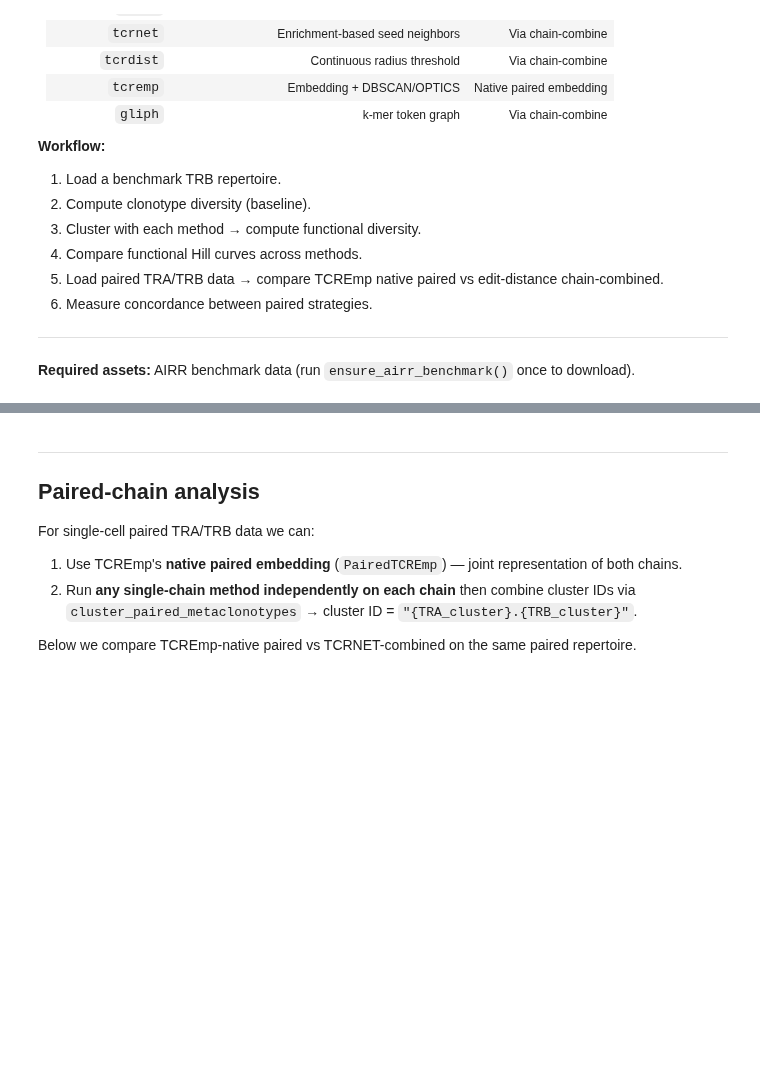
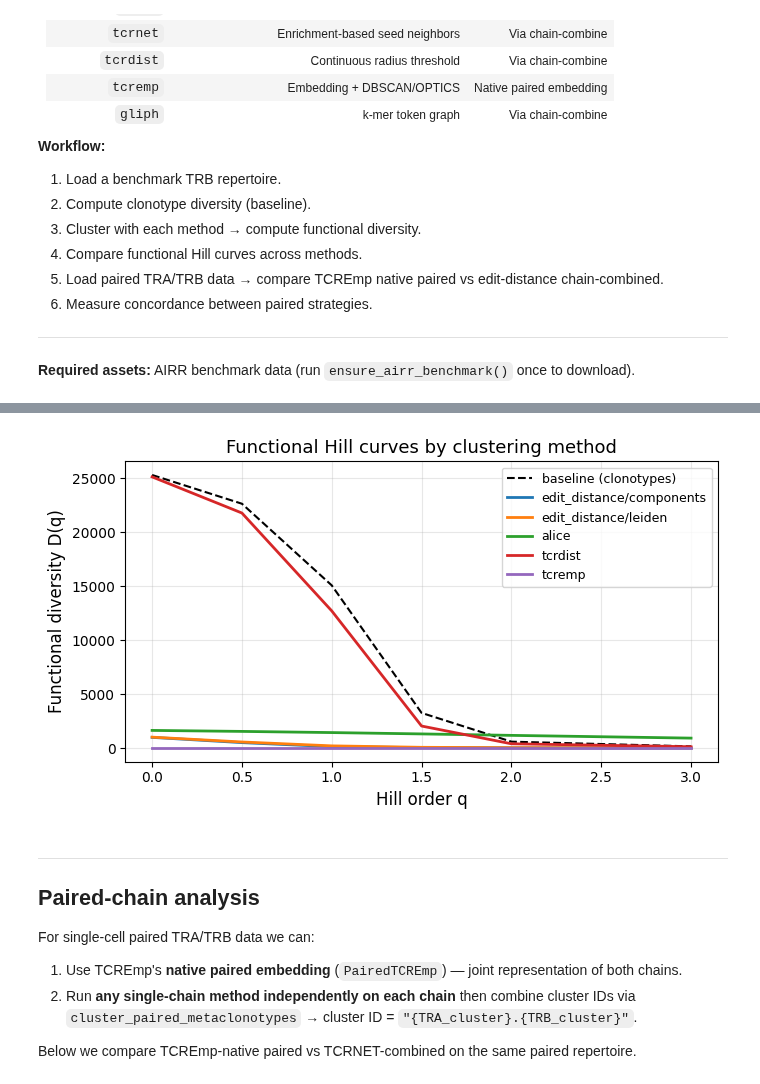
Before and after one commit to antigenomics/mirpy, a Jupyter notebook: docs/notebooks/metaclonotype_method_compare.ipynb, the cells around one changed output, grey strips where cells are left out. Saved outputs shown, nothing was run; the diff lists cells and outputs as text; code cells hidden in the pictures; blank space fills up the shorter version.

Commit message:
wip notebooks

```diff
--- a/docs/notebooks/metaclonotype_method_compare.ipynb
+++ b/docs/notebooks/metaclonotype_method_compare.ipynb
@@ -105,6 +195,7 @@ for graph_algo in ('components', 'leiden'):
 # %%
 # Cell 7: ALICE metaclonotypes (requires ALICE to be pre-run)
-# Run ALICE enrichment first, then build metaclonotypes.
+# Run ALICE enrichment first (Hamming-1 neighborhood enrichment is built in),
+# then build metaclonotypes from significantly enriched clonotypes.
 from mir.biomarkers.alice import add_alice_metadata
 
 t0 = time.perf_counter()
@@ -112,8 +203,8 @@ rep_alice = add_alice_metadata(
     rep,
     species='human',
     metric='hamming',
-    threshold=1,
     match_mode='vj',
+    n_jobs=4,
 )
 t_alice_analysis = time.perf_counter() - t0
 
@@ -130,10 +240,13 @@ print(f'ALICE: clusters={meta_alice.n_clusters}, '
 # %%
 # Cell 8: TCRdist metaclonotypes
+# Note: mirpy TcrDist raw scores are ~900 (min) to ~4000 (median) for random TRB repertoires.
+# max_distance=1200 captures only the ~1-2% most similar pairs (near-identical CDR3 + V/J).
+# TCRdist clustering is most effective on epitope-specific repertoires.
 cfg_tcrdist = MetaclonotypeClusterConfig(
     method='tcrdist',
     locus='TRB',
     species='human',
-    max_distance=24.5,
+    max_distance=1200.0,
     n_jobs=4,
 )
 t0 = time.perf_counter()
@@ -142,18 +255,19 @@ elapsed = time.perf_counter() - t0
 
 div_tcrdist = functional_diversity(rep, meta_tcrdist)
 results['tcrdist'] = (meta_tcrdist, div_tcrdist, elapsed)
-print(f'TCRdist: clusters={meta_tcrdist.n_clusters}, '
+print(f'TCRdist (max_dist=1200): clusters={meta_tcrdist.n_clusters}, '
       f'shannon={div_tcrdist.shannon:.3f}, elapsed={elapsed:.2f}s')
 # %%
-# Cell 9: TCREmp single-chain metaclonotypes
+# Cell 9: TCREmp single-chain metaclonotypes (OPTICS — no eps calibration needed)
+# The embedding is L2-normalized before clustering. Use OPTICS to avoid manual eps selection.
+# For DBSCAN, eps should be calibrated via the k-NN elbow method (see tcremp notebooks).
 cfg_tcremp = MetaclonotypeClusterConfig(
     method='tcremp',
     locus='TRB',
     species='human',
     n_prototypes=300,
-    embed_cluster_algo='dbscan',
-    dbscan_eps=0.5,
-    dbscan_min_samples=3,
+    embed_cluster_algo='optics',
+    optics_min_samples=5,
     n_jobs=4,
 )
 t0 = time.perf_counter()
@@ -162,7 +276,7 @@ elapsed = time.perf_counter() - t0
 
 div_tcremp = functional_diversity(rep, meta_tcremp)
 results['tcremp'] = (meta_tcremp, div_tcremp, elapsed)
-print(f'TCREmp DBSCAN: clusters={meta_tcremp.n_clusters}, '
+print(f'TCREmp OPTICS: clusters={meta_tcremp.n_clusters}, '
       f'shannon={div_tcremp.shannon:.3f}, elapsed={elapsed:.2f}s')
 # %%
 # Cell 10: Summary table — single-chain comparisons
@@ -192,31 +320,33 @@ print(summary_df)
 # %%
 # Cell 11: Hill curves comparison across methods
 q_values = [0.0, 0.5, 1.0, 1.5, 2.0, 3.0]
 
 fig, ax = plt.subplots(figsize=(7, 4))
 
-# Baseline Hill curve
+# Baseline Hill curve — column is 'hill'
 hill_base = hill_curve_clonotypes(rep.clonotypes, q_values=q_values)
-ax.plot(hill_base['q'], hill_base['D_q'], 'k--', lw=1.5, label='baseline (clonotypes)')
+ax.plot(hill_base['q'], hill_base['hill'], 'k--', lw=1.5, label='baseline (clonotypes)')
 
 colors = plt.cm.tab10.colors
 for i, (method, (meta, _div, _)) in enumerate(results.items()):
     # Use the rep that was used for that method (alice uses rep_alice)
     r = rep_alice if method == 'alice' else rep
     try:
         hill = functional_hill_curve(r, meta, q_values=q_values)
-        ax.plot(hill['q'], hill['D_q'], color=colors[i % 10],
+        ax.plot(hill['q'], hill['hill'], color=colors[i % 10],
                 lw=2, label=method)
     except Exception as exc:
         print(f'  Hill curve for {method} skipped: {exc}')
 
 ax.set_xlabel('Hill order q', fontsize=12)
 ax.set_ylabel('Functional diversity D(q)', fontsize=12)
 ax.set_title('Functional Hill curves by clustering method', fontsize=13)
 ax.legend(fontsize=9, loc='upper right')
 ax.grid(alpha=0.3)
 fig.tight_layout()
 plt.show()
+# %% [output]
+[figure, added]
 # %% [markdown]
 ---
 ## Paired-chain analysis
```
Also changed, not shown: parts of 17 cells of this notebook, 3 other files.
